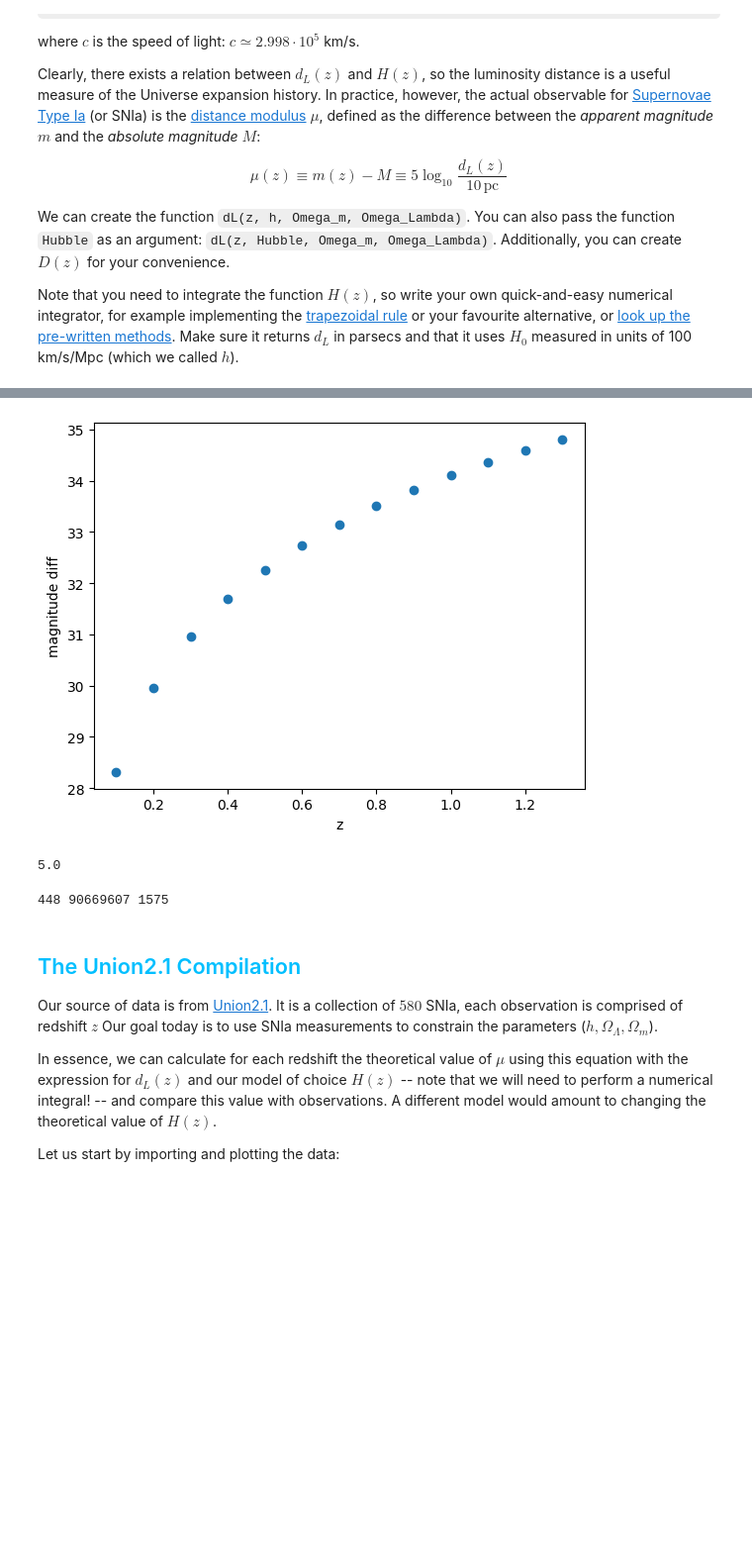
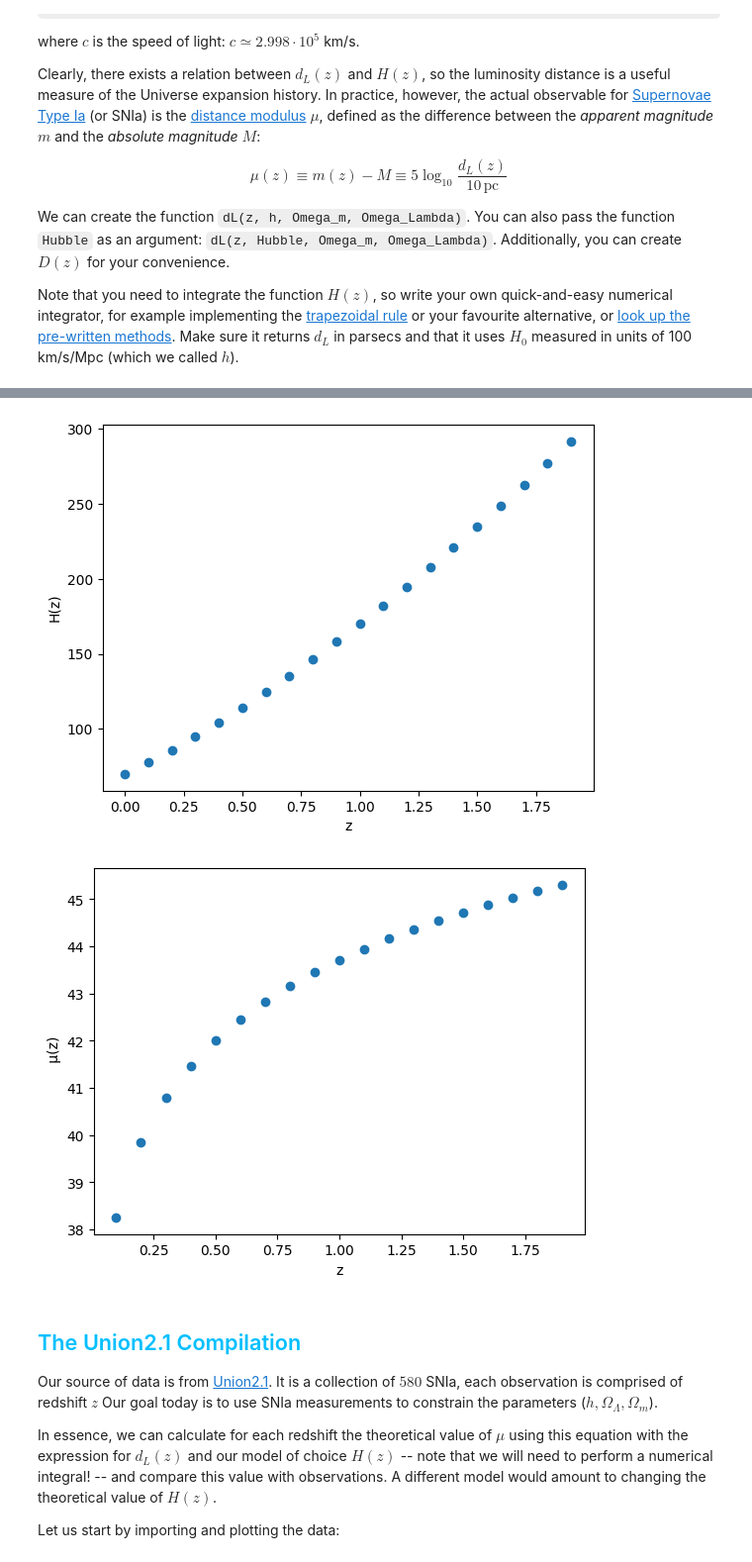
Before and after one commit to SmrithiCh/PRA3024-, a Jupyter notebook: PRA3024_Cosmology_W3.ipynb, the cells around one changed output, grey strips where cells are left out. Shown: that part at 99% size. Drawn from its saved outputs; the diff is of its cells as text; code cells hidden in the pictures; some formulas as TeX source; blank space fills up the shorter version.

Commit message:
Functioning MCMC

```diff
--- a/PRA3024_Cosmology_W3.ipynb
+++ b/PRA3024_Cosmology_W3.ipynb
@@ -222,40 +166,33 @@ plt.show()
-# %%
-def mu(z,omega_l,omega_m, h): # distance modulus -- use eq.(4)
-  dLs = dL(z, omega_l, omega_m, H0)
-  mu = 5 * np.log10(dLs / 10)
-  return mu
-# %%
-omega_l = 0.7
-omega_m = 0.3
-H0 = 70
-
-zs = np.arange(0.1,1.4,0.1) # start point, end point, interval of scatter
-mus = []
-for z in zs:
-    mus += [mu(z,omega_l,omega_m, h)]
-
-%matplotlib inline
-plt.scatter(zs, mus)
-plt.xlabel('z')
-plt.ylabel('magnitude diff')
-plt.show()
-# %% [output]
-[figure, removed]
-# %%
-print(integrate.quad(lambda x: 6*(x + x**2), 0, 1)[0])
-# %% [output]
-5.0
-# %%
-def Lorenzo(z):
-  lunchtime = z**2 - 1
-  foo = lunchtime*7
-  bar = foo*lunchtime
-  return bar
-
-print(Lorenzo(3), Lorenzo(60), Lorenzo(4))
-  #bar *= 2 = bar*2
-# %% [output]
-448 90669607 1575
+# %%
+#Test functions
+%matplotlib inline
+OmegaL = 0.3
+OmegaM = 0.7
+h=0.7
+
+zs=np.arange(0, 2, 0.1)
+Hs = []
+for z in zs :
+    Hs += [Hubble(z, OmegaL, OmegaM, H0)]
+
+plt.scatter (zs, Hs) # Hubble against redshift
+plt.xlabel ('z')
+plt.ylabel ('H(z)')
+plt.show ()
+
+%matplotlib inline
+zs=np.arange(0, 2, 0.1)
+mus = []
+for z in zs :
+    mus += [mu(z, OmegaL, OmegaM, H0)]
+
+plt.scatter (zs, mus) # Distance modulus vs redshift
+plt.xlabel ('z')
+plt.ylabel (' μ(z)')
+plt.show ()
+# %% [output]
+[figure, added]
+[figure, added]
 # %% [markdown]
 ## <font color='deepskyblue'>The Union2.1 Compilation</font>
 
```
Also changed, not shown: parts of 17 cells of this notebook.
